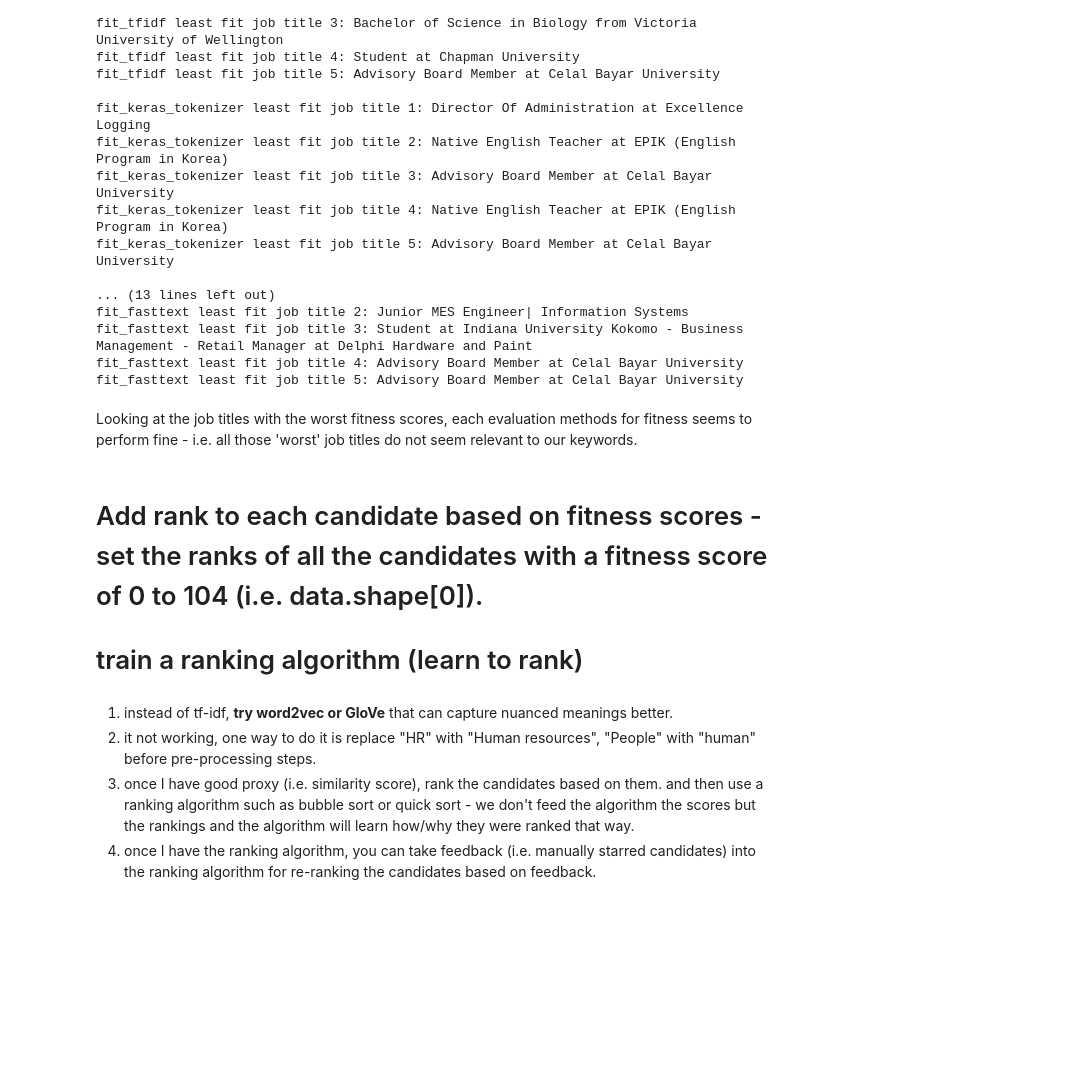
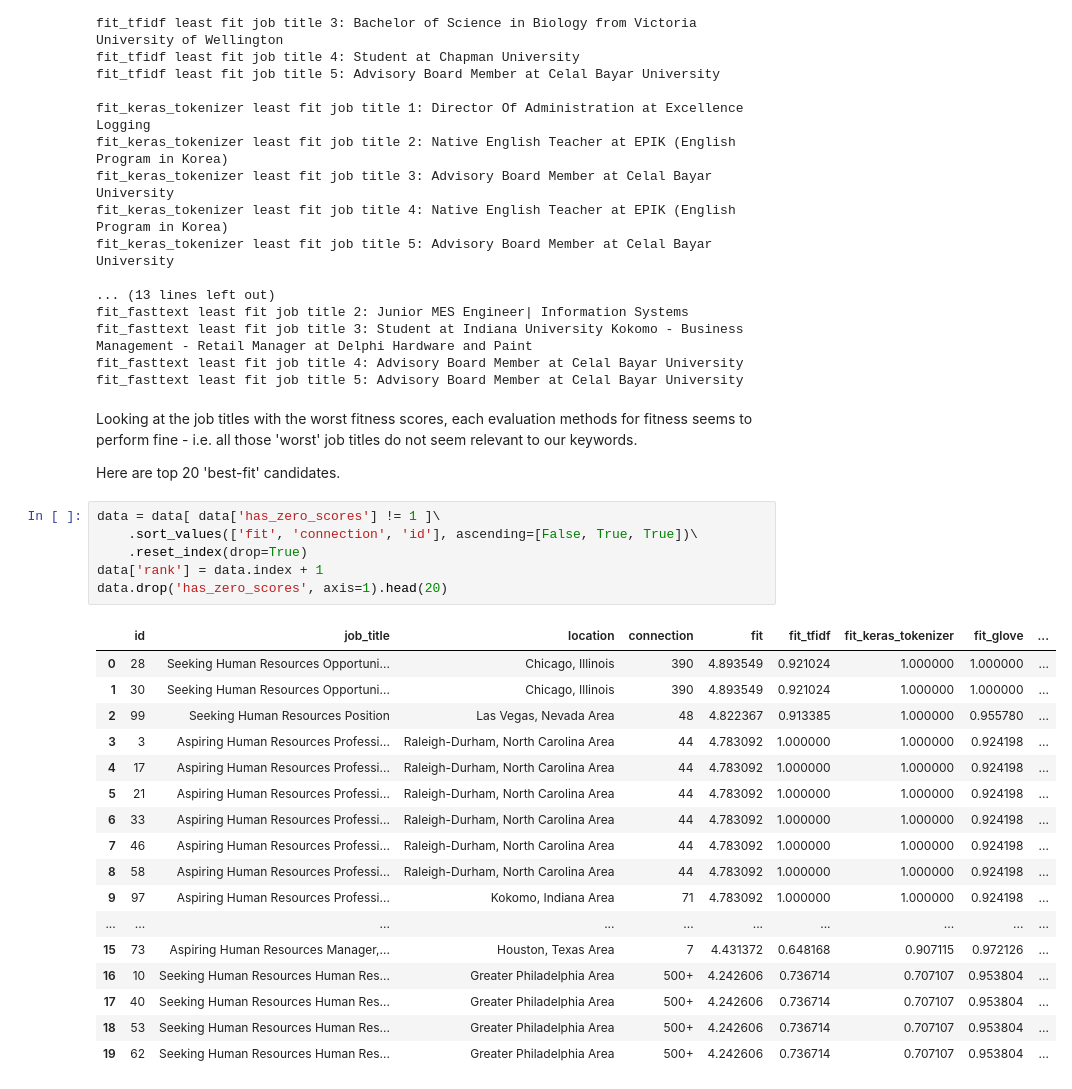
Before and after one commit to henryhyunwookim/Potential-Talents, a Jupyter notebook: Potential Talents_v2.ipynb, the cells around one changed output. Saved outputs shown, nothing was run; the diff lists cells and outputs as text; blank space fills up the shorter version.

```diff
--- a/Potential Talents_v2.ipynb
+++ b/Potential Talents_v2.ipynb
@@ -329,11 +329,29 @@ fit_fasttext least fit job title 4: Advisory Board Member at Celal Bayar Univers
 fit_fasttext least fit job title 5: Advisory Board Member at Celal Bayar University
 # %% [markdown]
 Looking at the job titles with the worst fitness scores, each evaluation methods for fitness seems to perform fine - i.e. all those 'worst' job titles do not seem relevant to our keywords.
+
+Here are top 20 'best-fit' candidates.
-# %% [markdown]
-# Add rank to each candidate based on fitness scores - set the ranks of all the candidates with a fitness score of 0 to 104 (i.e. data.shape[0]).
-# train a ranking algorithm (learn to rank)
-# %% [markdown]
-1. instead of tf-idf, <b>try word2vec or GloVe</b> that can capture nuanced meanings better.
-2. it not working, one way to do it is replace "HR" with "Human resources", "People" with "human" before pre-processing steps.
-3. once I have good proxy (i.e. similarity score), rank the candidates based on them. and then use a ranking algorithm such as bubble sort or quick sort - we don't feed the algorithm the scores but the rankings and the algorithm will learn how/why they were ranked that way.
-4. once I have the ranking algorithm, you can take feedback (i.e. manually starred candidates) into the ranking algorithm for re-ranking the candidates based on feedback.
+# %%
+data = data[ data['has_zero_scores'] != 1 ]\
+    .sort_values(['fit', 'connection', 'id'], ascending=[False, True, True])\
+    .reset_index(drop=True)
+data['rank'] = data.index + 1
+data.drop('has_zero_scores', axis=1).head(20)
+# %% [output]
+|  | id | job_title | location | connection | fit | fit_tfidf | fit_keras_tokenizer | fit_glove | ... |
+| 0 | 28 | Seeking Human Resources Opportuni... | Chicago, Illinois | 390 | 4.893549 | 0.921024 | 1.000000 | 1.000000 | ... |
+| 1 | 30 | Seeking Human Resources Opportuni... | Chicago, Illinois | 390 | 4.893549 | 0.921024 | 1.000000 | 1.000000 | ... |
+| 2 | 99 | Seeking Human Resources Position | Las Vegas, Nevada Area | 48 | 4.822367 | 0.913385 | 1.000000 | 0.955780 | ... |
+| 3 | 3 | Aspiring Human Resources Professi... | Raleigh-Durham, North Carolina Area | 44 | 4.783092 | 1.000000 | 1.000000 | 0.924198 | ... |
+| 4 | 17 | Aspiring Human Resources Professi... | Raleigh-Durham, North Carolina Area | 44 | 4.783092 | 1.000000 | 1.000000 | 0.924198 | ... |
+| 5 | 21 | Aspiring Human Resources Professi... | Raleigh-Durham, North Carolina Area | 44 | 4.783092 | 1.000000 | 1.000000 | 0.924198 | ... |
+| 6 | 33 | Aspiring Human Resources Professi... | Raleigh-Durham, North Carolina Area | 44 | 4.783092 | 1.000000 | 1.000000 | 0.924198 | ... |
+| 7 | 46 | Aspiring Human Resources Professi... | Raleigh-Durham, North Carolina Area | 44 | 4.783092 | 1.000000 | 1.000000 | 0.924198 | ... |
+| 8 | 58 | Aspiring Human Resources Professi... | Raleigh-Durham, North Carolina Area | 44 | 4.783092 | 1.000000 | 1.000000 | 0.924198 | ... |
+| 9 | 97 | Aspiring Human Resources Professi... | Kokomo, Indiana Area | 71 | 4.783092 | 1.000000 | 1.000000 | 0.924198 | ... |
+| ... | ... | ... | ... | ... | ... | ... | ... | ... | ... |
+| 15 | 73 | Aspiring Human Resources Manager,... | Houston, Texas Area | 7 | 4.431372 | 0.648168 | 0.907115 | 0.972126 | ... |
+| 16 | 10 | Seeking Human Resources Human Res... | Greater Philadelphia Area | 500+ | 4.242606 | 0.736714 | 0.707107 | 0.953804 | ... |
+| 17 | 40 | Seeking Human Resources Human Res... | Greater Philadelphia Area | 500+ | 4.242606 | 0.736714 | 0.707107 | 0.953804 | ... |
+| 18 | 53 | Seeking Human Resources Human Res... | Greater Philadelphia Area | 500+ | 4.242606 | 0.736714 | 0.707107 | 0.953804 | ... |
+| 19 | 62 | Seeking Human Resources Human Res... | Greater Philadelphia Area | 500+ | 4.242606 | 0.736714 | 0.707107 | 0.953804 | ... |
```
Also changed, not shown: parts of 23 cells of this notebook.
